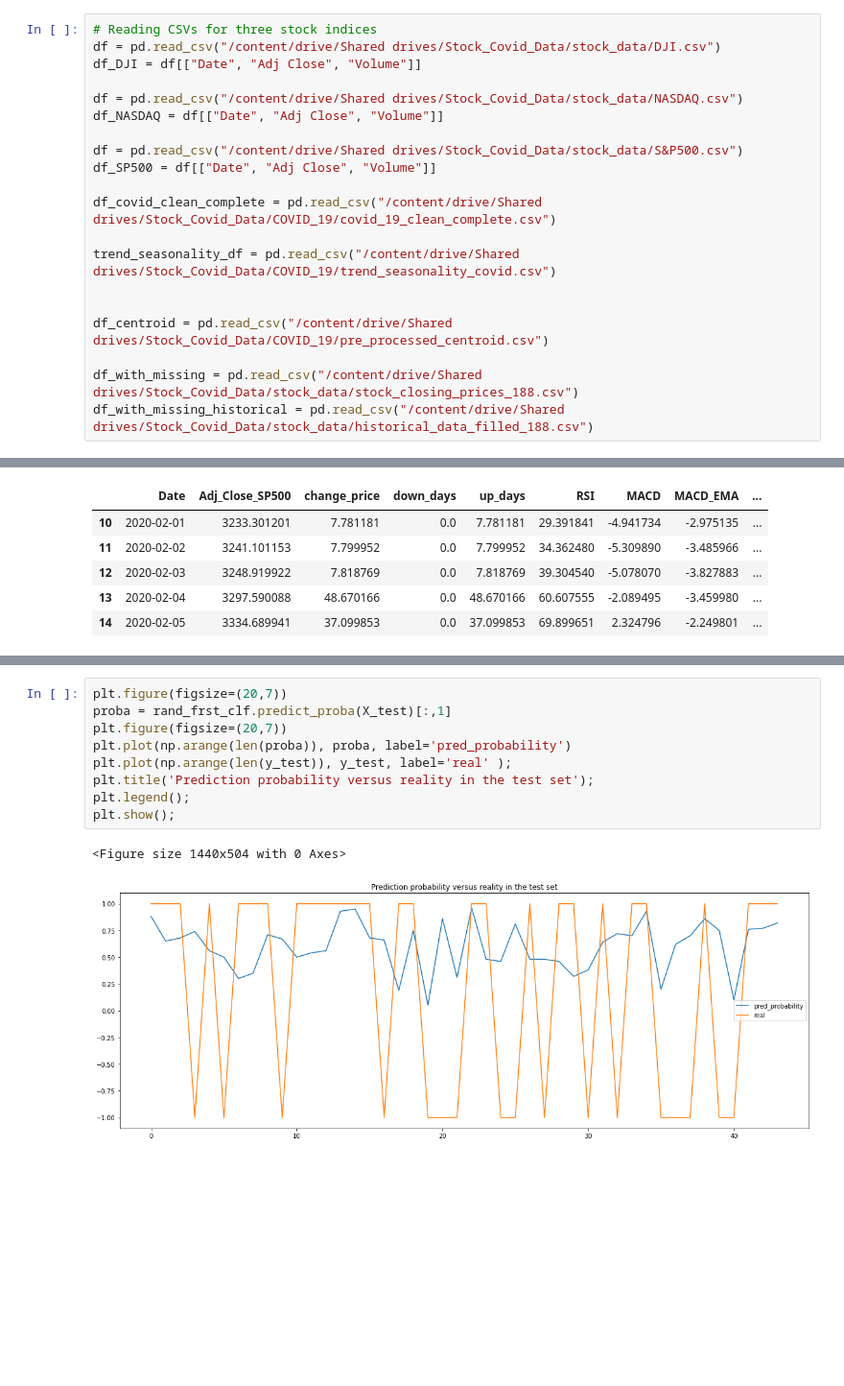
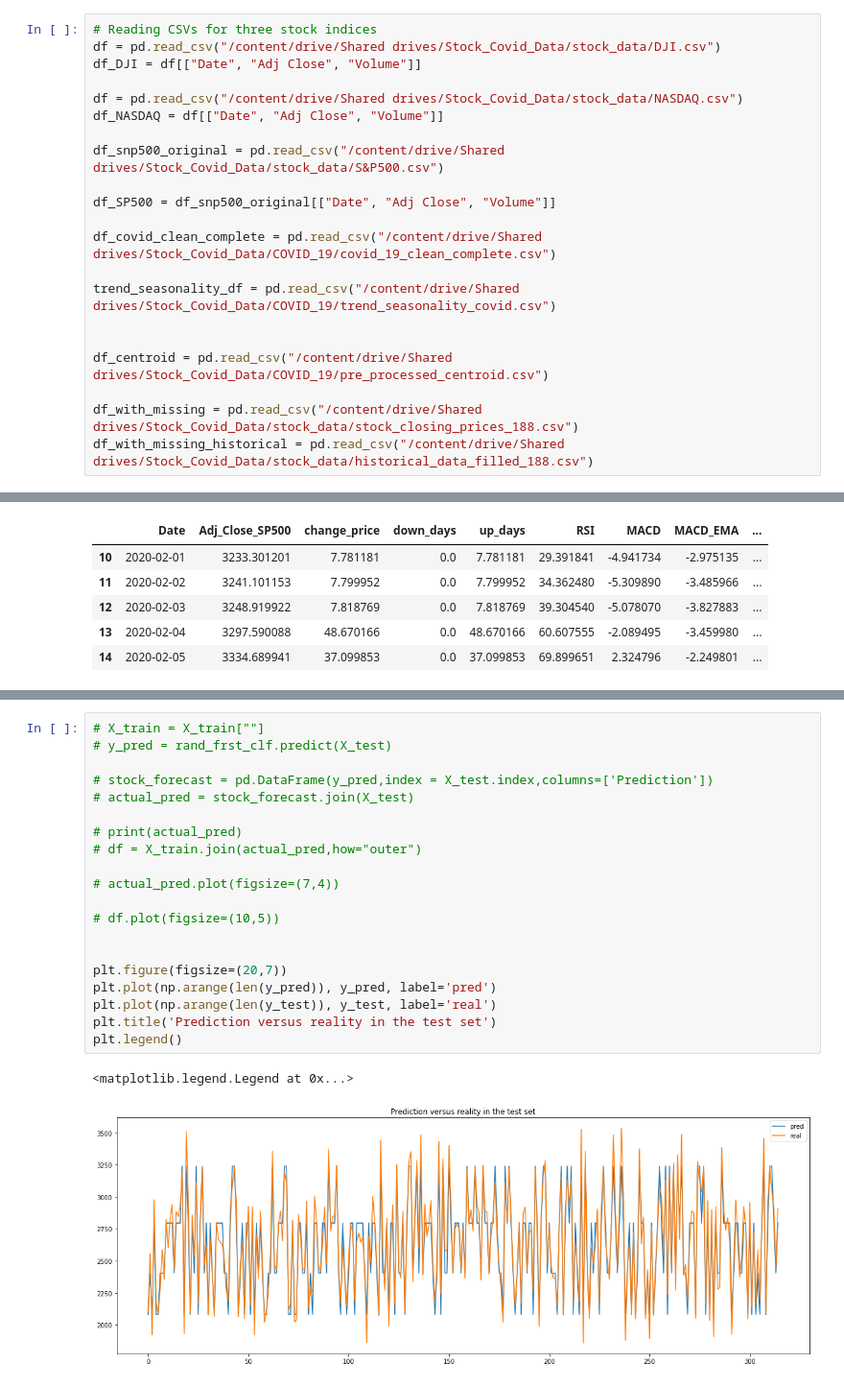
Before and after one commit to gandhimonil9823/Covid_Stock_Analysis, a Jupyter notebook: Covid_Stock.ipynb, the cells around one changed output, grey strips where cells are left out. Shown at 96% size. Drawn from its saved outputs; the diff is of its cells as text; blank space fills up the shorter version.

Commit message:
Stock RF Regressor

```diff
--- a/Covid_Stock.ipynb
+++ b/Covid_Stock.ipynb
@@ -94,8 +94,9 @@ df_DJI = df[["Date", "Adj Close", "Volume"]]
 df = pd.read_csv("/content/drive/Shared drives/Stock_Covid_Data/stock_data/NASDAQ.csv")
 df_NASDAQ = df[["Date", "Adj Close", "Volume"]]
 
-df = pd.read_csv("/content/drive/Shared drives/Stock_Covid_Data/stock_data/S&P500.csv")
-df_SP500 = df[["Date", "Adj Close", "Volume"]]
+df_snp500_original = pd.read_csv("/content/drive/Shared drives/Stock_Covid_Data/stock_data/S&P500.csv")
+
+df_SP500 = df_snp500_original[["Date", "Adj Close", "Volume"]]
 
 df_covid_clean_complete = pd.read_csv("/content/drive/Shared drives/Stock_Covid_Data/COVID_19/covid_19_clean_complete.csv")
 
@@ -983,12 +1060,23 @@ plt.legend();
 # %%
+# X_train = X_train[""]
+# y_pred = rand_frst_clf.predict(X_test)
+
+# stock_forecast = pd.DataFrame(y_pred,index = X_test.index,columns=['Prediction'])
+# actual_pred = stock_forecast.join(X_test)
+
+# print(actual_pred)
+# df = X_train.join(actual_pred,how="outer")
+
+# actual_pred.plot(figsize=(7,4))
+
+# df.plot(figsize=(10,5))
+
+
 plt.figure(figsize=(20,7))
-proba = rand_frst_clf.predict_proba(X_test)[:,1]
-plt.figure(figsize=(20,7))
-plt.plot(np.arange(len(proba)), proba, label='pred_probability')
-plt.plot(np.arange(len(y_test)), y_test, label='real' );
-plt.title('Prediction probability versus reality in the test set');
-plt.legend();
-plt.show();
+plt.plot(np.arange(len(y_pred)), y_pred, label='pred')
+plt.plot(np.arange(len(y_test)), y_test, label='real')
+plt.title('Prediction versus reality in the test set')
+plt.legend()
 # %% [output]
-<Figure size 1440x504 with 0 Axes>
+<matplotlib.legend.Legend at 0x...>
-[figure, old version]
+[figure, new version]
```
Also changed, not shown: parts of 9 cells of this notebook.
